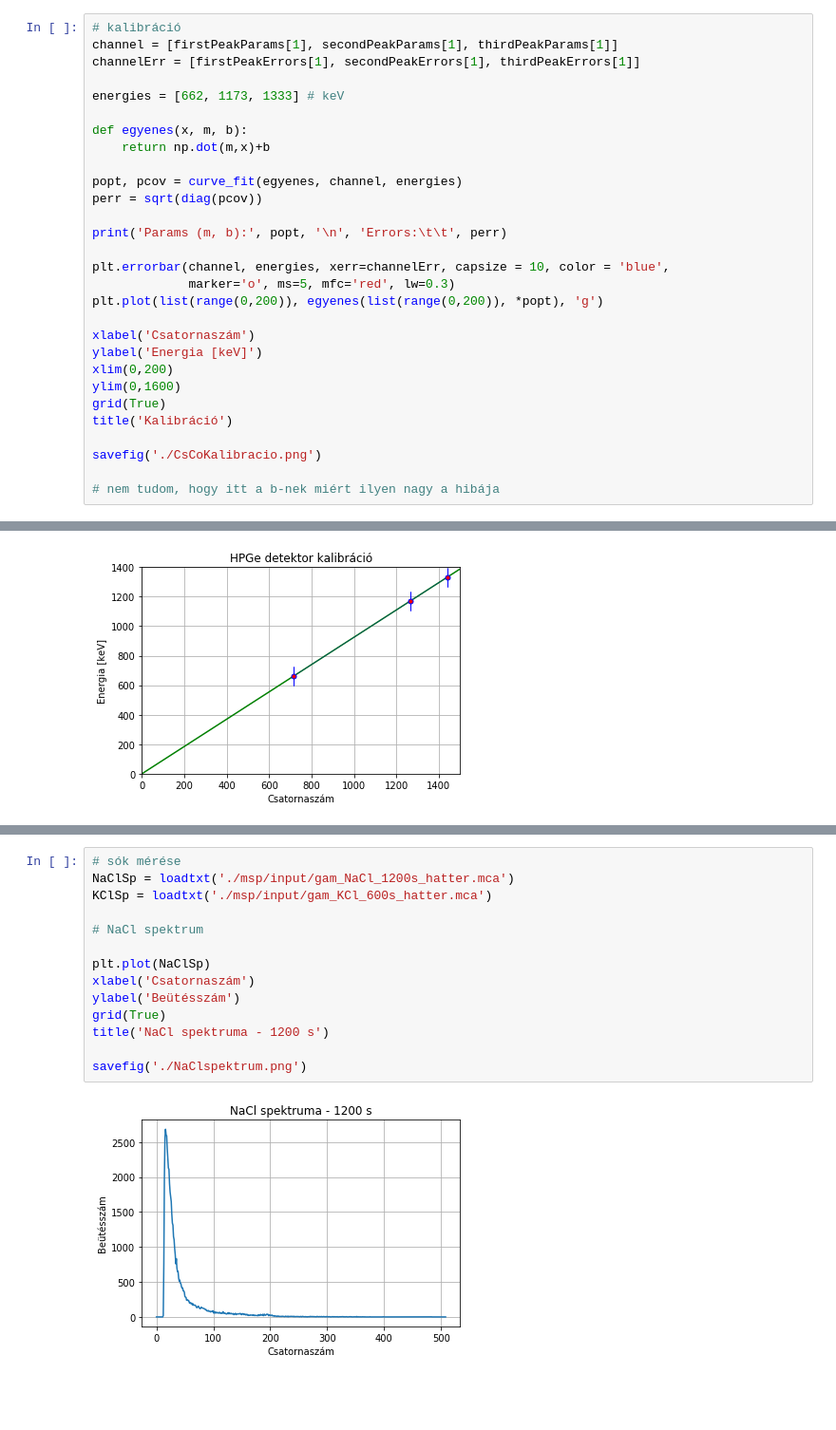
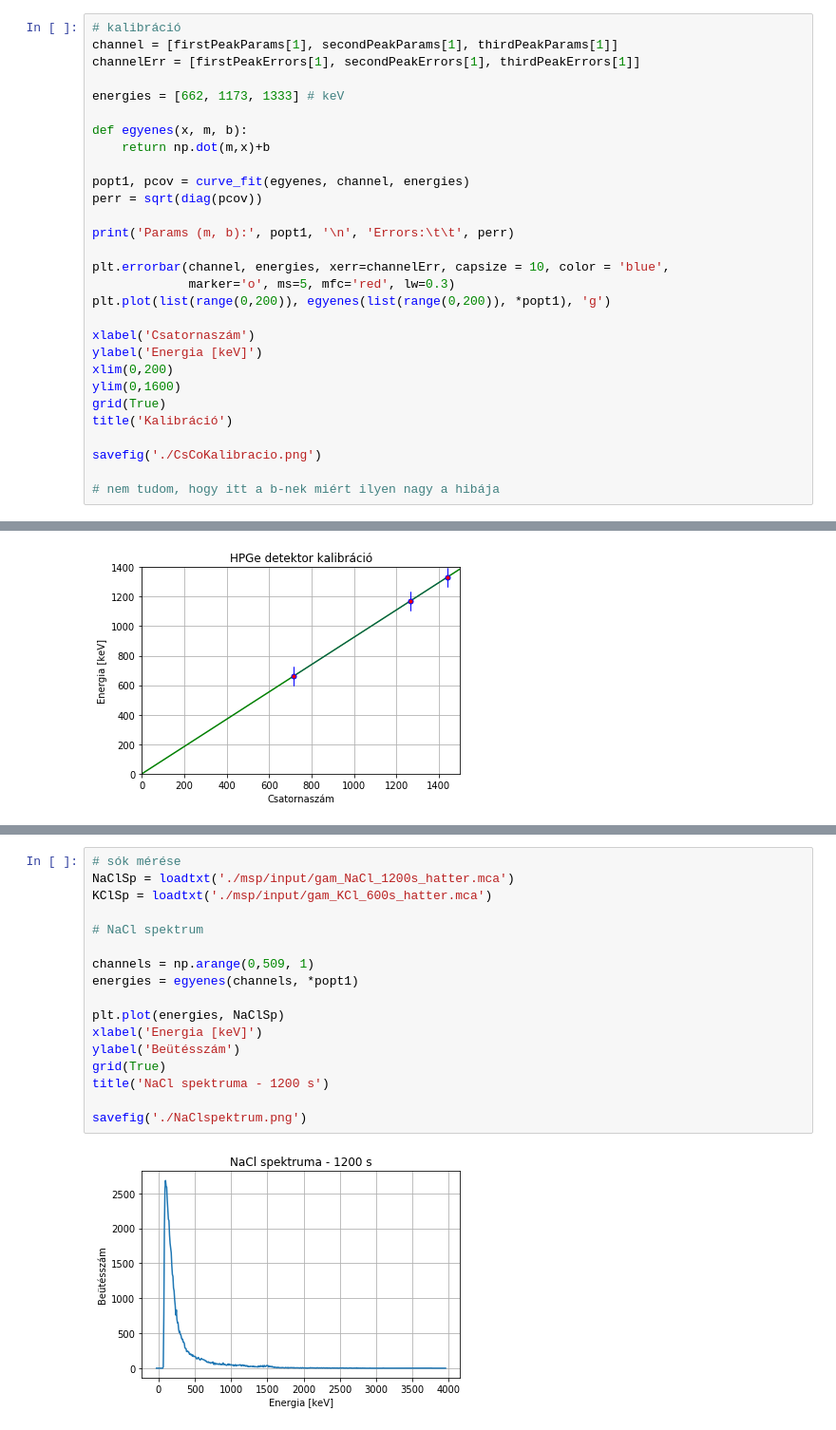
Before and after one commit to szigeti996/kvml, a Jupyter notebook: msp/msp.ipynb, the cells around one changed output, grey strips where cells are left out. Shown at 95% size. Cells and saved outputs as stored; diff of their text form; blank space fills up the shorter version.

```diff
--- a/msp/msp.ipynb
+++ b/msp/msp.ipynb
@@ -111,14 +126,14 @@ energies = [662, 1173, 1333] # keV
 def egyenes(x, m, b):
     return np.dot(m,x)+b
 
-popt, pcov = curve_fit(egyenes, channel, energies)
+popt1, pcov = curve_fit(egyenes, channel, energies)
 perr = sqrt(diag(pcov))
 
-print('Params (m, b):', popt, '\n', 'Errors:\t\t', perr)
+print('Params (m, b):', popt1, '\n', 'Errors:\t\t', perr)
 
 plt.errorbar(channel, energies, xerr=channelErr, capsize = 10, color = 'blue',
              marker='o', ms=5, mfc='red', lw=0.3)
-plt.plot(list(range(0,200)), egyenes(list(range(0,200)), *popt), 'g')
+plt.plot(list(range(0,200)), egyenes(list(range(0,200)), *popt1), 'g')
 
 xlabel('Csatornaszám')
 ylabel('Energia [keV]')
@@ -267,16 +322,19 @@ Params (m, b): [ 0.92557835 -0.2310341 ]
 # %%
 # sók mérése
 NaClSp = loadtxt('./msp/input/gam_NaCl_1200s_hatter.mca')
 KClSp = loadtxt('./msp/input/gam_KCl_600s_hatter.mca')
 
 # NaCl spektrum
 
-plt.plot(NaClSp)
-xlabel('Csatornaszám')
+channels = np.arange(0,509, 1)
+energies = egyenes(channels, *popt1)
+
+plt.plot(energies, NaClSp)
+xlabel('Energia [keV]')
 ylabel('Beütésszám')
 grid(True)
 title('NaCl spektruma - 1200 s')
 
 savefig('./NaClspektrum.png')
 # %% [output]
-[figure, old version]
+[figure, new version]
```
Also changed, not shown: parts of 14 cells of this notebook, 4 other files.
